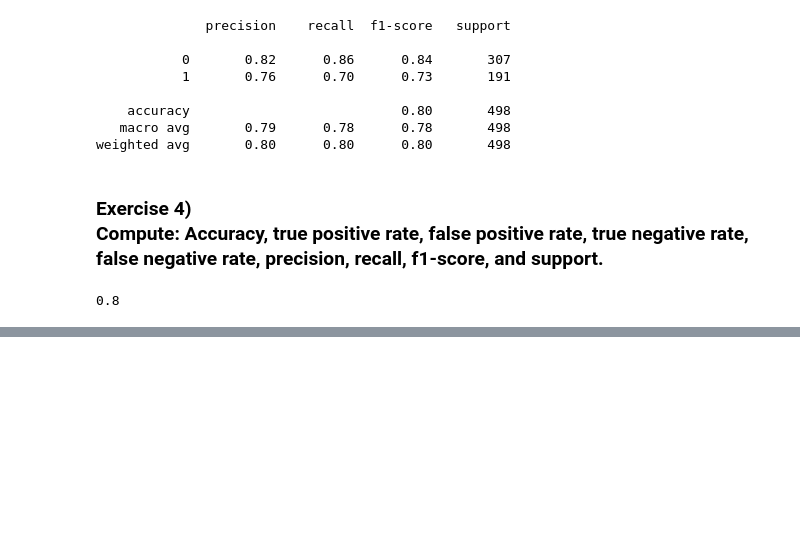
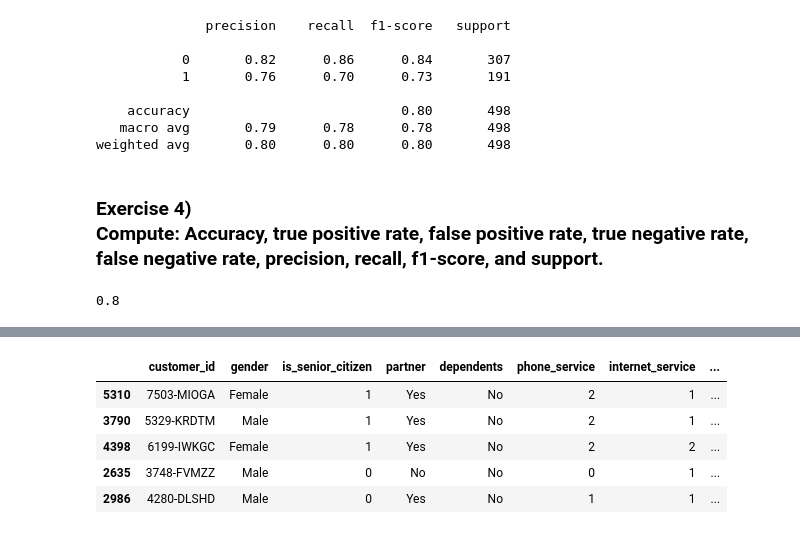
Before and after one commit to jeneyring/classification-exercises, a Jupyter notebook: model.ipynb, the cells around one changed output, grey strips where cells are left out. Cells and saved outputs as stored; diff of their text form; code cells hidden in the pictures; blank space fills up the shorter version.

Commit message:
working on telco side

```diff
--- a/model.ipynb
+++ b/model.ipynb
@@ -214,0 +294,7 @@ weighted avg       0.80      0.80      0.80       498
+# %%
+# applying this to Telco data:
+# read fresh telco data from acquire
+telco = acquire.google_sheets()
+# open up the t,v,t and push fresh data through prepare
+train, validate, test = prepare.prepare_telco_data(telco)
+train.isna().sum()#checking for nulls
@@ -214,0 +316,12 @@ weighted avg       0.80      0.80      0.80       498
+# %%
+#total_charges has some NaT s. Let's fill them with the mean()of total_charges:
+train['total_charges'] = train.total_charges.fillna(train.total_charges.mean())
+# %%
+train.head()
+# %% [output]
+|  | customer_id | gender | is_senior_citizen | partner | dependents | phone_service | internet_service | ... |
+| 5310 | 7503-MIOGA | Female | 1 | Yes | No | 2 | 1 | ... |
+| 3790 | 5329-KRDTM | Male | 1 | Yes | No | 2 | 1 | ... |
+| 4398 | 6199-IWKGC | Female | 1 | Yes | No | 2 | 2 | ... |
+| 2635 | 3748-FVMZZ | Male | 0 | No | No | 0 | 1 | ... |
+| 2986 | 4280-DLSHD | Male | 0 | Yes | No | 1 | 1 | ... |
```
Also changed, not shown: parts of 25 cells of this notebook, 1 other file.
